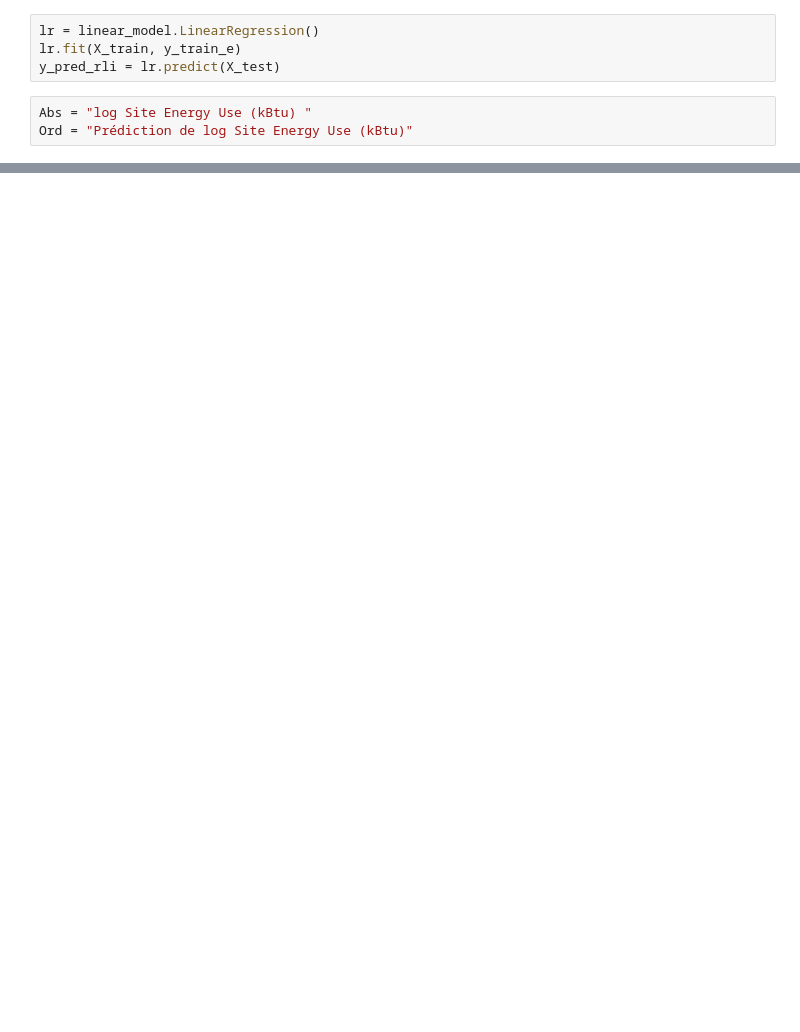
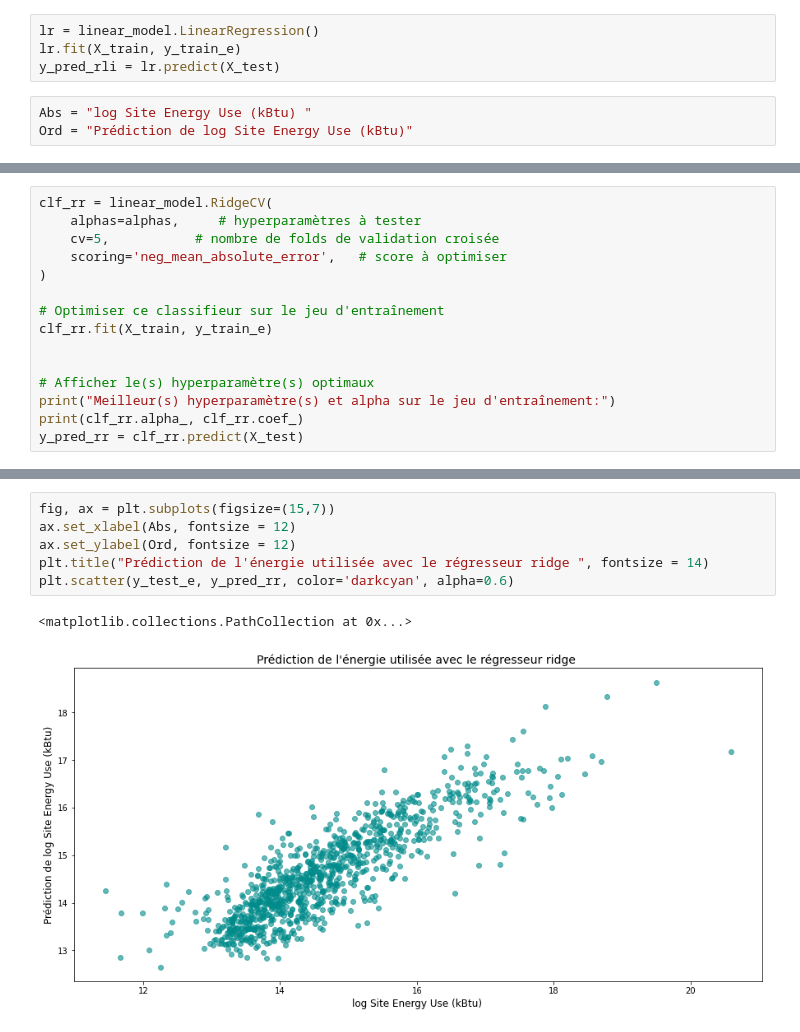
Before and after one commit to ThomasFavrel/OC-P4, a Jupyter notebook: p4_modelisation.ipynb, the cells around one changed output, grey strips where cells are left out. Cells and saved outputs as stored; diff of their text form; blank space fills up the shorter version.

```diff
--- a/p4_modelisation.ipynb
+++ b/p4_modelisation.ipynb
@@ -144,0 +202,15 @@ RMSE : 28649211.1735
+# %%
+clf_rr = linear_model.RidgeCV(
+    alphas=alphas,     # hyperparamètres à tester
+    cv=5,           # nombre de folds de validation croisée
+    scoring='neg_mean_absolute_error',   # score à optimiser
+)
+
+# Optimiser ce classifieur sur le jeu d'entraînement
+clf_rr.fit(X_train, y_train_e)
+
+
+# Afficher le(s) hyperparamètre(s) optimaux
+print("Meilleur(s) hyperparamètre(s) et alpha sur le jeu d'entraînement:")
+print(clf_rr.alpha_, clf_rr.coef_)
+y_pred_rr = clf_rr.predict(X_test)
@@ -144,0 +233,9 @@ RMSE : 28649211.1735
+# %%
+fig, ax = plt.subplots(figsize=(15,7))
+ax.set_xlabel(Abs, fontsize = 12)
+ax.set_ylabel(Ord, fontsize = 12)
+plt.title("Prédiction de l'énergie utilisée avec le régresseur ridge ", fontsize = 14)
+plt.scatter(y_test_e, y_pred_rr, color='darkcyan', alpha=0.6)
+# %% [output]
+<matplotlib.collections.PathCollection at 0x...>
+[figure, added]
```
Also changed, not shown: parts of 45 cells of this notebook, 3 other files.
